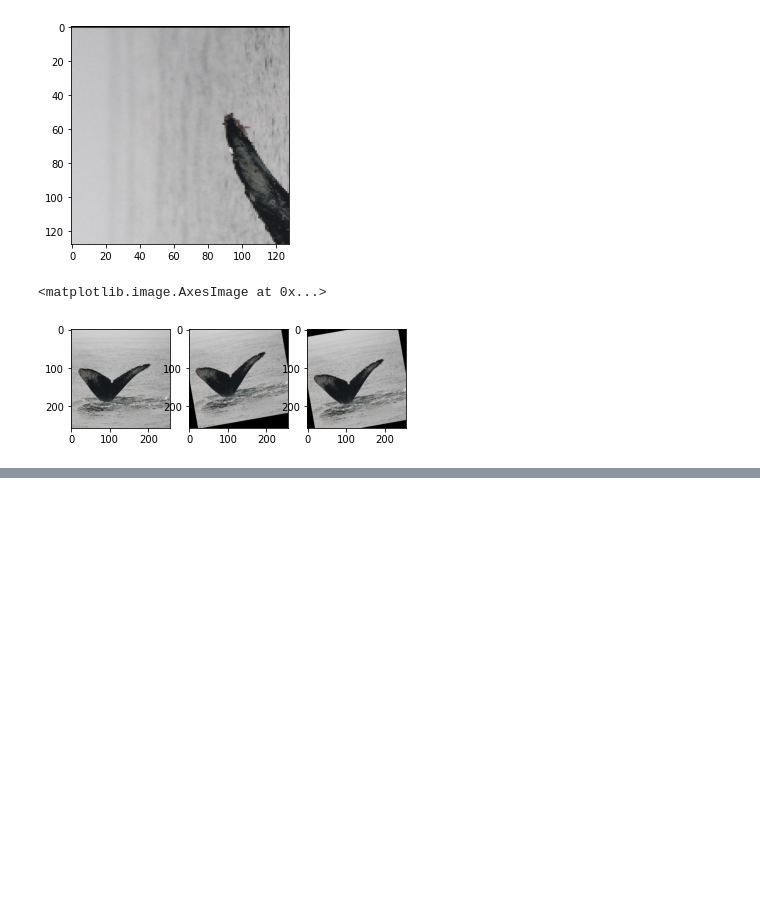
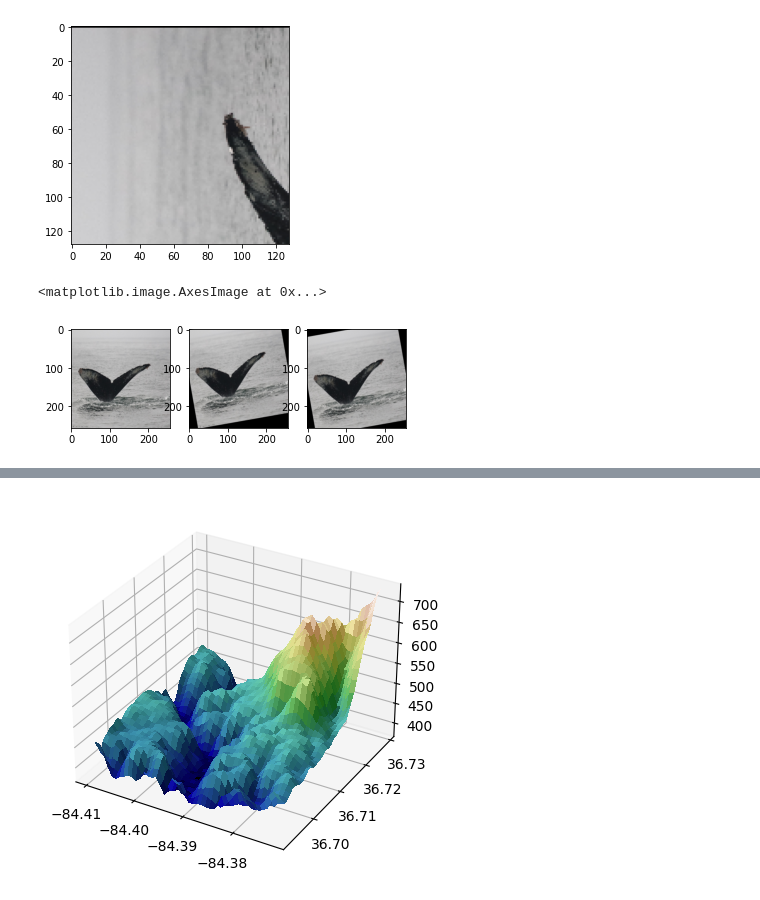
Before and after one commit to NareshPS/doi-ml, a Jupyter notebook: logistics/Scripts.ipynb, the cells around one changed output, grey strips where cells are left out. Drawn from its saved outputs; the diff is of its cells as text; code cells hidden in the pictures; blank space fills up the shorter version.

```diff
--- a/logistics/Scripts.ipynb
+++ b/logistics/Scripts.ipynb
@@ -151,0 +149,31 @@ axes[2].imshow(c_image)
+# %%
+from matplotlib import cbook
+from matplotlib import cm
+from matplotlib.colors import LightSource
+import matplotlib.pyplot as plt
+import numpy as np
+
+# Load and format data
+dem = cbook.get_sample_data('jacksboro_fault_dem.npz', np_load=True)
+z = dem['elevation']
+nrows, ncols = z.shape
+x = np.linspace(dem['xmin'], dem['xmax'], ncols)
+y = np.linspace(dem['ymin'], dem['ymax'], nrows)
+x, y = np.meshgrid(x, y)
+
+region = np.s_[5:50, 5:50]
+x, y, z = x[region], y[region], z[region]
+
+# Set up plot
+fig, ax = plt.subplots(subplot_kw=dict(projection='3d'))
+
+ls = LightSource(270, 45)
+# To use a custom hillshading mode, override the built-in shading and pass
+# in the rgb colors of the shaded surface calculated from "shade".
+rgb = ls.shade(z, cmap=cm.gist_earth, vert_exag=0.1, blend_mode='soft')
+surf = ax.plot_surface(x, y, z, rstride=1, cstride=1, facecolors=rgb,
+                       linewidth=0, antialiased=False, shade=False)
+
+plt.show()
+# %% [output]
+[figure, added]
```
Also changed, not shown: parts of 2 cells of this notebook, 5 other files.
